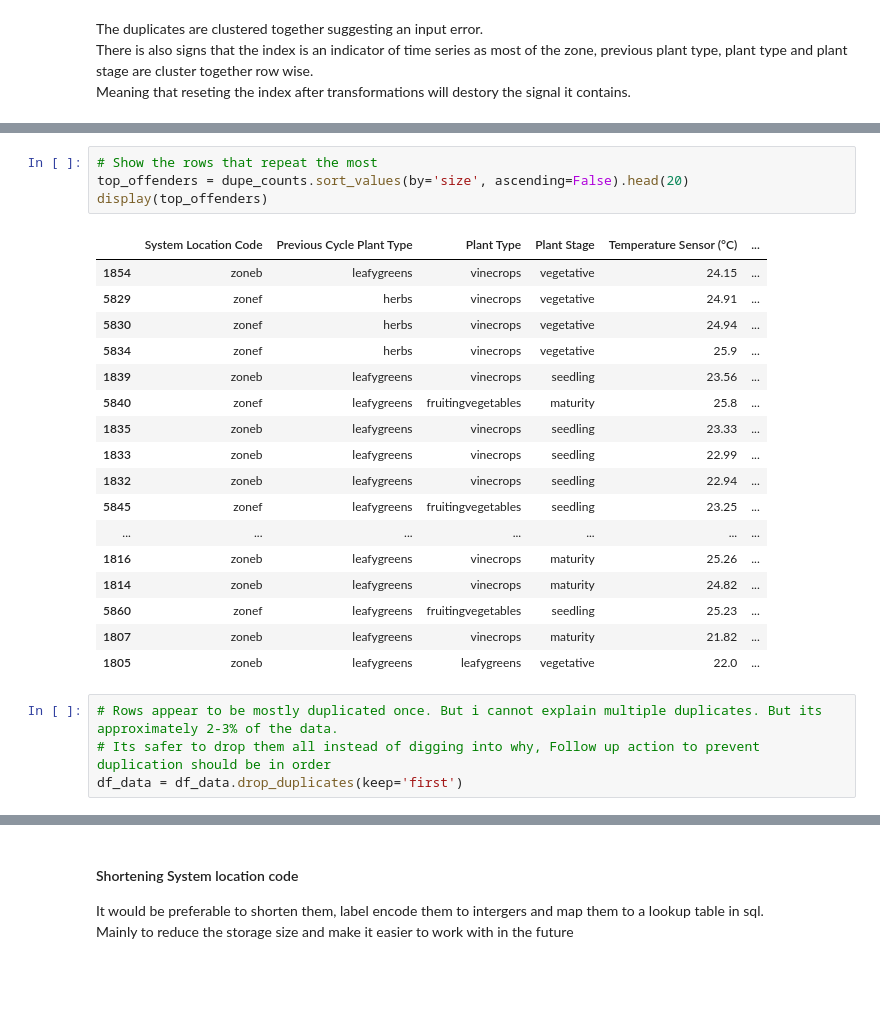
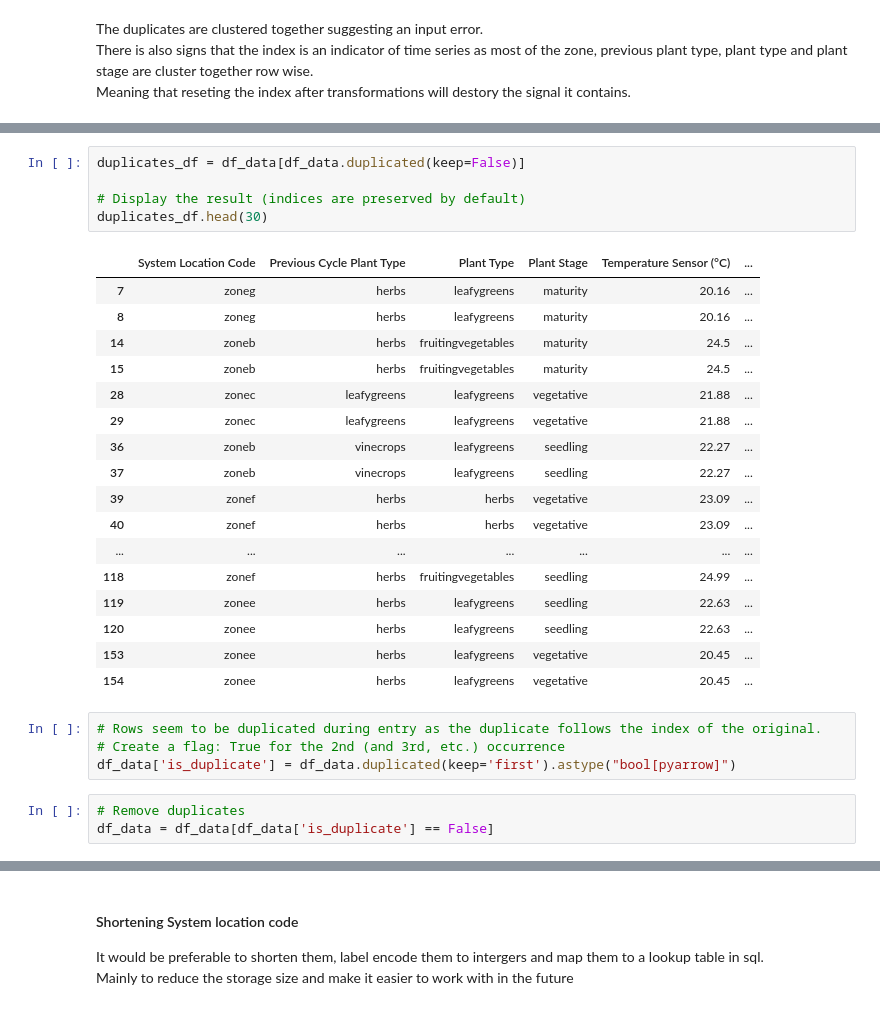
Before and after one commit to CatoYang/AIAP-Assessments, a Jupyter notebook: AIAP19 EDA.ipynb, the cells around one changed output, grey strips where cells are left out. Saved outputs shown, nothing was run; the diff lists cells and outputs as text; blank space fills up the shorter version.

```diff
--- a/AIAP19 EDA.ipynb
+++ b/AIAP19 EDA.ipynb
@@ -316,26 +301,30 @@ Name: count, dtype: int64
-# %%
-# Show the rows that repeat the most
-top_offenders = dupe_counts.sort_values(by='size', ascending=False).head(20)
-display(top_offenders)
-# %% [output]
-|  | System Location Code | Previous Cycle Plant Type | Plant Type | Plant Stage | Temperature Sensor (°C) | ... |
-| 1854 | zoneb | leafygreens | vinecrops | vegetative | 24.15 | ... |
-| 5829 | zonef | herbs | vinecrops | vegetative | 24.91 | ... |
-| 5830 | zonef | herbs | vinecrops | vegetative | 24.94 | ... |
-| 5834 | zonef | herbs | vinecrops | vegetative | 25.9 | ... |
-| 1839 | zoneb | leafygreens | vinecrops | seedling | 23.56 | ... |
-| 5840 | zonef | leafygreens | fruitingvegetables | maturity | 25.8 | ... |
-| 1835 | zoneb | leafygreens | vinecrops | seedling | 23.33 | ... |
-| 1833 | zoneb | leafygreens | vinecrops | seedling | 22.99 | ... |
-| 1832 | zoneb | leafygreens | vinecrops | seedling | 22.94 | ... |
-| 5845 | zonef | leafygreens | fruitingvegetables | seedling | 23.25 | ... |
-| ... | ... | ... | ... | ... | ... | ... |
-| 1816 | zoneb | leafygreens | vinecrops | maturity | 25.26 | ... |
-| 1814 | zoneb | leafygreens | vinecrops | maturity | 24.82 | ... |
-| 5860 | zonef | leafygreens | fruitingvegetables | seedling | 25.23 | ... |
-| 1807 | zoneb | leafygreens | vinecrops | maturity | 21.82 | ... |
-| 1805 | zoneb | leafygreens | leafygreens | vegetative | 22.0 | ... |
+# %%
+duplicates_df = df_data[df_data.duplicated(keep=False)]
+
+# Display the result (indices are preserved by default)
+duplicates_df.head(30)
+# %% [output]
+|  | System Location Code | Previous Cycle Plant Type | Plant Type | Plant Stage | Temperature Sensor (°C) | ... |
+| 7 | zoneg | herbs | leafygreens | maturity | 20.16 | ... |
+| 8 | zoneg | herbs | leafygreens | maturity | 20.16 | ... |
+| 14 | zoneb | herbs | fruitingvegetables | maturity | 24.5 | ... |
+| 15 | zoneb | herbs | fruitingvegetables | maturity | 24.5 | ... |
+| 28 | zonec | leafygreens | leafygreens | vegetative | 21.88 | ... |
+| 29 | zonec | leafygreens | leafygreens | vegetative | 21.88 | ... |
+| 36 | zoneb | vinecrops | leafygreens | seedling | 22.27 | ... |
+| 37 | zoneb | vinecrops | leafygreens | seedling | 22.27 | ... |
+| 39 | zonef | herbs | herbs | vegetative | 23.09 | ... |
+| 40 | zonef | herbs | herbs | vegetative | 23.09 | ... |
+| ... | ... | ... | ... | ... | ... | ... |
+| 118 | zonef | herbs | fruitingvegetables | seedling | 24.99 | ... |
+| 119 | zonee | herbs | leafygreens | seedling | 22.63 | ... |
+| 120 | zonee | herbs | leafygreens | seedling | 22.63 | ... |
+| 153 | zonee | herbs | leafygreens | vegetative | 20.45 | ... |
+| 154 | zonee | herbs | leafygreens | vegetative | 20.45 | ... |
 # %%
-# Rows appear to be mostly duplicated once. But i cannot explain multiple duplicates. But its approximately 2-3% of the data.
-# Its safer to drop them all instead of digging into why, Follow up action to prevent duplication should be in order
-df_data = df_data.drop_duplicates(keep='first')
+# Rows seem to be duplicated during entry as the duplicate follows the index of the original.
+# Create a flag: True for the 2nd (and 3rd, etc.) occurrence
+df_data['is_duplicate'] = df_data.duplicated(keep='first').astype("bool[pyarrow]")
+# %%
+# Remove duplicates
+df_data = df_data[df_data['is_duplicate'] == False]
```
Also changed, not shown: parts of 12 cells of this notebook.
